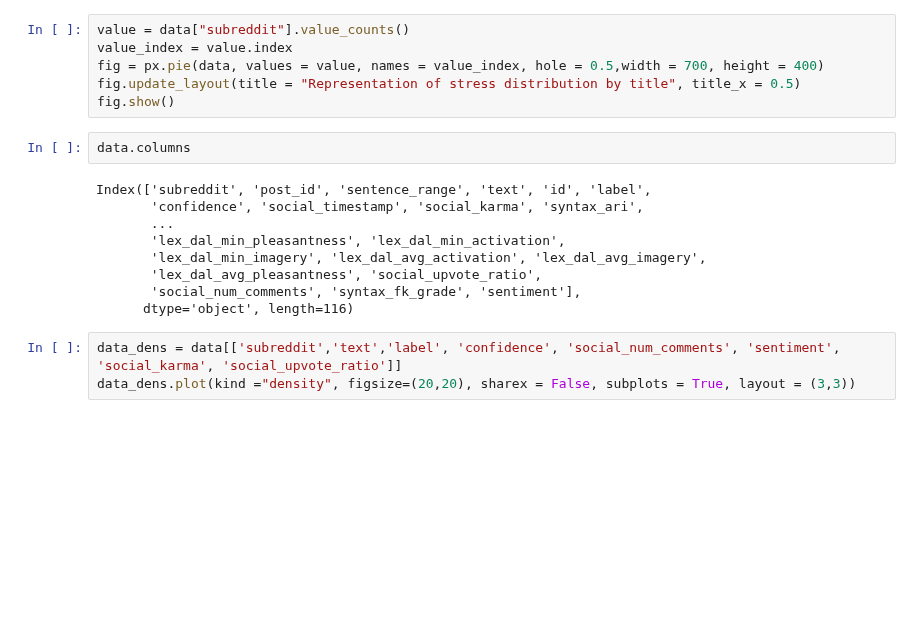
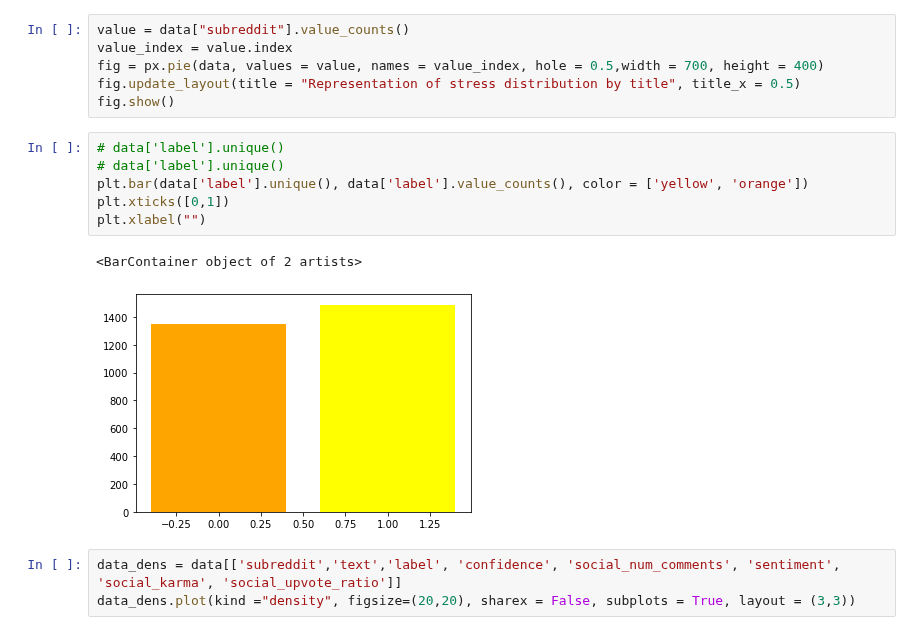
Before and after one commit to franck225-coder/Machine-Learning-project-series, a Jupyter notebook: stress detection/stress_dection.ipynb, the cells around one changed output. Cells and saved outputs as stored; diff of their text form; blank space fills up the shorter version.

Commit message:
added class distribution graph

```diff
--- a/stress detection/stress_dection.ipynb
+++ b/stress detection/stress_dection.ipynb
@@ -72,17 +78,15 @@ value_index = value.index
 fig = px.pie(data, values = value, names = value_index, hole = 0.5,width = 700, height = 400)
 fig.update_layout(title = "Representation of stress distribution by title", title_x = 0.5)
 fig.show()
-# %%
-data.columns
-# %% [output]
-Index(['subreddit', 'post_id', 'sentence_range', 'text', 'id', 'label',
-       'confidence', 'social_timestamp', 'social_karma', 'syntax_ari',
-       ...
-       'lex_dal_min_pleasantness', 'lex_dal_min_activation',
-       'lex_dal_min_imagery', 'lex_dal_avg_activation', 'lex_dal_avg_imagery',
-       'lex_dal_avg_pleasantness', 'social_upvote_ratio',
-       'social_num_comments', 'syntax_fk_grade', 'sentiment'],
-      dtype='object', length=116)
+# %%
+# data['label'].unique()
+# data['label'].unique()
+plt.bar(data['label'].unique(), data['label'].value_counts(), color = ['yellow', 'orange'])
+plt.xticks([0,1])
+plt.xlabel("")
+# %% [output]
+<BarContainer object of 2 artists>
+[figure, added]
 # %%
 data_dens = data[['subreddit','text','label', 'confidence', 'social_num_comments', 'sentiment', 'social_karma', 'social_upvote_ratio']]
 data_dens.plot(kind ="density", figsize=(20,20), sharex = False, subplots = True, layout = (3,3))
```
Also changed, not shown: parts of 2 cells of this notebook.
